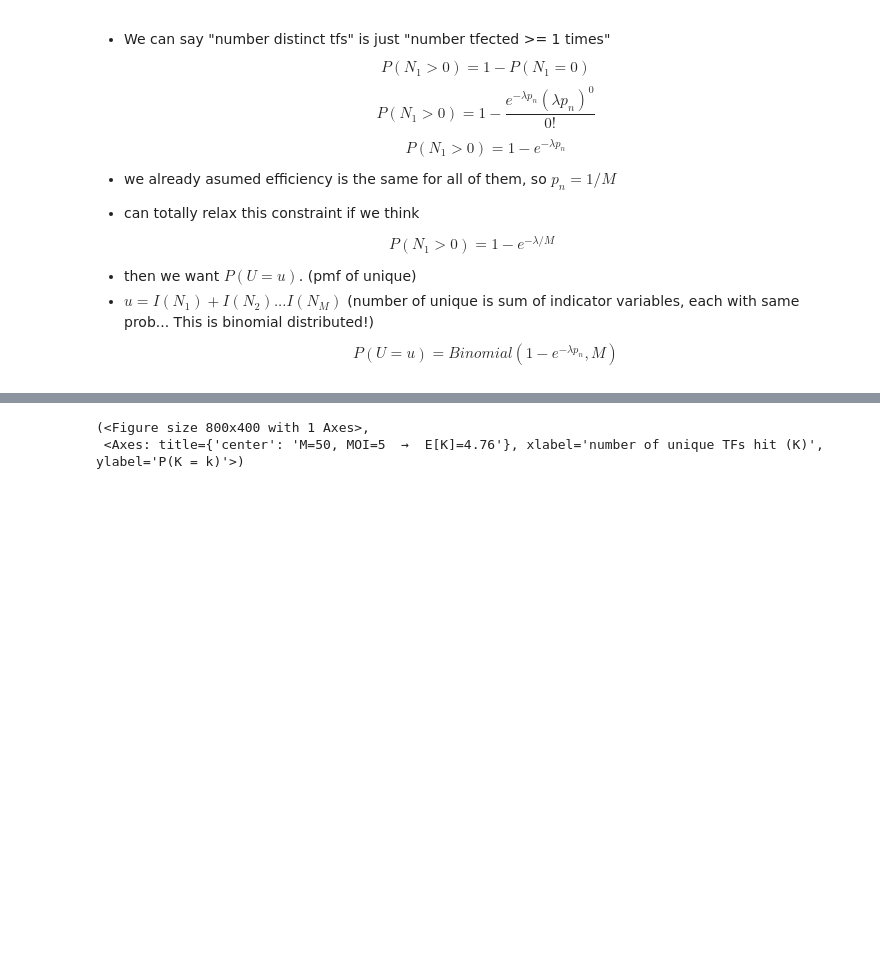
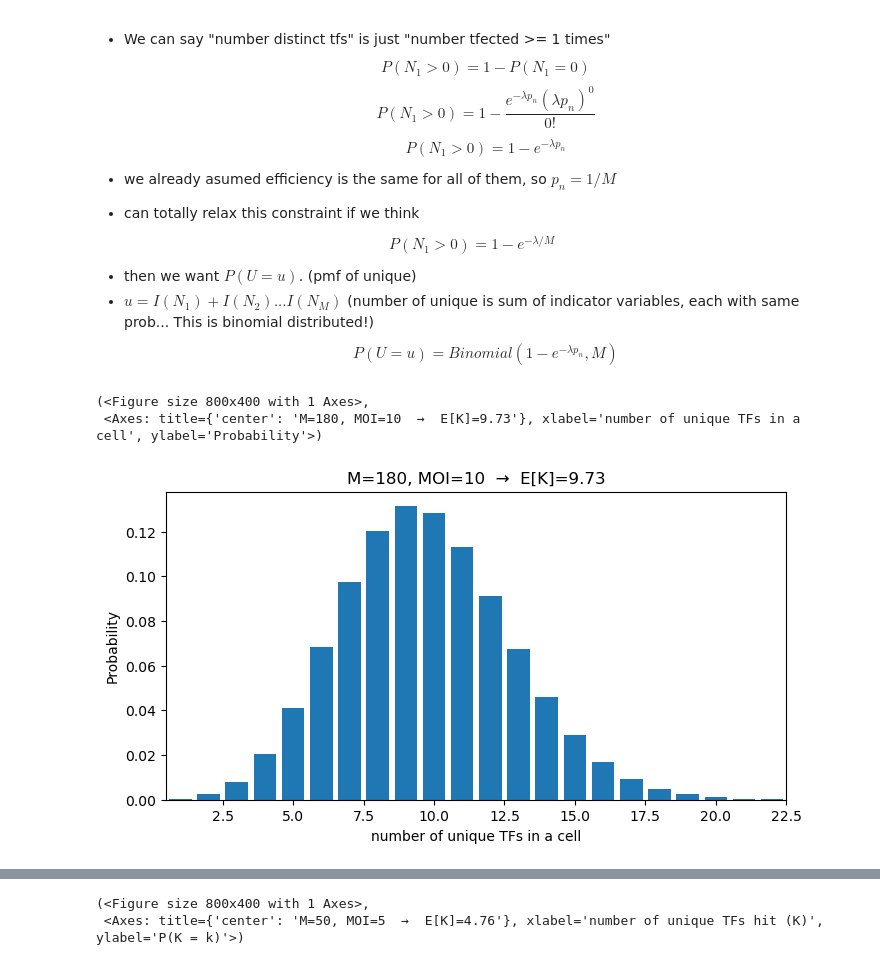
Before and after one commit to saarantras/math4max, a Jupyter notebook: poissonoccupancy.ipynb, the cells around one changed output, grey strips where cells are left out. Saved outputs shown, nothing was run; the diff lists cells and outputs as text; code cells hidden in the pictures; blank space fills up the shorter version.

Commit message:
more sizes

```diff
--- a/poissonoccupancy.ipynb
+++ b/poissonoccupancy.ipynb
@@ -62,3 +62,9 @@ def plot_prob(module_size, effective_moi):
     if len(nonzero):
         ax.set_xlim(nonzero.min() - 0.5, nonzero.max() + 0.5)
     return fig, ax
+# %%
+plot_prob(180,10)
+# %% [output]
+(<Figure size 800x400 with 1 Axes>,
+ <Axes: title={'center': 'M=180, MOI=10  →  E[K]=9.73'}, xlabel='number of unique TFs in a cell', ylabel='Probability'>)
+[figure, added]
```
Also changed, not shown: parts of 4 cells of this notebook.
